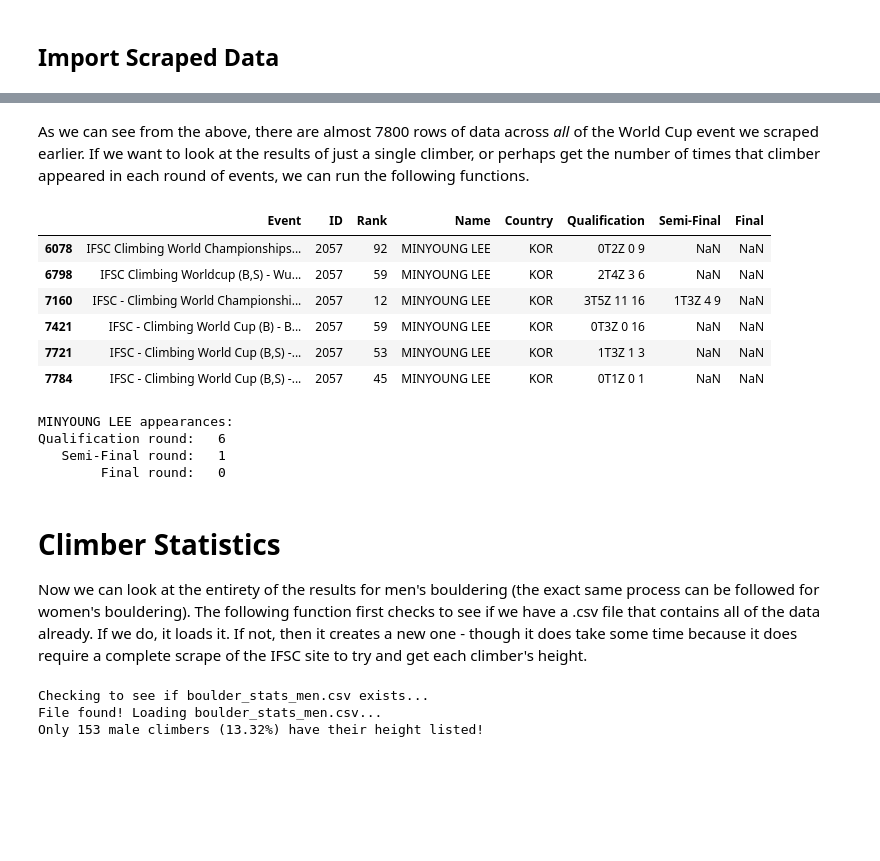
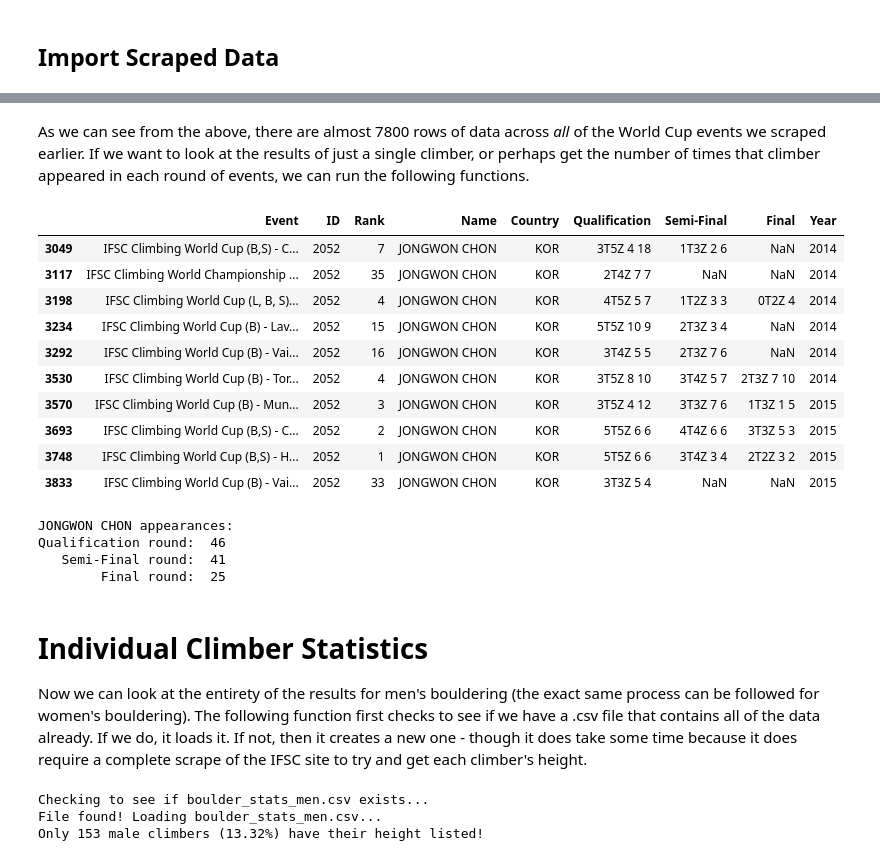
Before and after one commit to noah-kg/scraping-IFSC-website-via-selenium, a Jupyter notebook: IFSC Analysis.ipynb, the cells around one changed output, grey strips where cells are left out. Saved outputs shown, nothing was run; the diff lists cells and outputs as text; code cells hidden in the pictures; blank space fills up the shorter version.

```diff
--- a/IFSC Analysis.ipynb
+++ b/IFSC Analysis.ipynb
@@ -19,6 +20,12 @@ BOULDER_WOMEN_DIR = os.path.join(DATA_DIR, "Boulder/Women")
 ## Helper Functions
 # %%
 def clean_boulder(df):
+    """
+    Returns a dataframe where each score has been broken out
+    into multiple columns
+
+    df: dataframe containing results for all bouldering events
+    """
     # Gets tops and zones for qualifications
     df[['Q_Top', 'Q_Zone']] = df['Qualification'].str.split('T', expand=True)
     df['Q_Zone'] = df['Q_Zone'].str.split('Z', expand=True)[0]
@@ -46,6 +53,13 @@ def clean_boulder(df):
 
 # Function to correct the old scoring syntax
 def convert_score(score):
+    """
+    Returns a new string representing the converted score.
+    Old syntax: xTw yBz
+    New syntax: xTyZ w x
+
+    score: string representation of climber's results
+    """
     if score:
         tmp = str(score)
         if 'b' in tmp.lower():
@@ -59,12 +73,26 @@ def convert_score(score):
 
 # Function to display a single climber's results
 def check_climber(df, name):
+    """
+    Returns a dataframe showing results for each event for given
+    climber.
+
+    df: dataframe containing results for all bouldering events
+    name: name of climber you want to examine
+    """
     name = name.upper()
     individual = df.groupby(df['Name']).get_group(name)
     return individual
 
 # Function to show the count of a climber's round appearances
 def count_round_appearances(df, name):
+    """
+    Prints a count of the number of times a climber has made it
+    to a specific round.
+
+    df: df containing results from all scraped events
+    name: name of climber you want to examine
+    """
     name = name.upper()
     # Gets number of time climber appeared for each round
     q = df.groupby(df['Name']).get_group(name).count()['Qualification']
@@ -77,11 +105,18 @@ def count_round_appearances(df, name):
     print(f'{"Final round:" :>20} {f :>3}')
 
 def get_bouldering_results(directory):
+    """
+    Combines all .csv files in given directory into a single dataframe.
+
+    directory: directory containing all the .csv files
+    """
     # Grabs all .csv files in given directory and combine into dataframe
     all_files = glob.glob(os.path.join(directory, "*.csv"))
     df = pd.concat((pd.read_csv(f) for f in all_files), ignore_index=True)
 
     # Clean up some column/datatype issues
+    df['Year'] = df['Event'].apply(lambda x: re.search("(\d{4})", x).group(1)) # Gets year of event
+    df['Event'] = df['Event'].str.replace('IFSC - C', 'IFSC C').str.replace('Worldcup', 'World Cup')
     df['Rank'] = df['Rank'].fillna(-1).astype('int') # Fixes DNS rank
     df['Qualification'] = df['Qualification'].apply(convert_score) # Fixes old scoring syntax
     df['Semi-Final'] = df['Semi-Final'].apply(convert_score)
@@ -109,25 +144,29 @@ boulder_men_all_results
 # %% [markdown]
-As we can see from the above, there are almost 7800 rows of data across *all* of the World Cup event we scraped earlier. If we want to look at the results of just a single climber, or perhaps get the number of times that climber appeared in each round of events, we can run the following functions.
+As we can see from the above, there are almost 7800 rows of data across *all* of the World Cup events we scraped earlier. If we want to look at the results of just a single climber, or perhaps get the number of times that climber appeared in each round of events, we can run the following functions.
 # %%
-individual = check_climber(boulder_men_all_results, 'minyoung lee')
+individual = check_climber(boulder_men_all_results, 'jongwon chon')
 individual.head(10)
 # %% [output]
-|  | Event | ID | Rank | Name | Country | Qualification | Semi-Final | Final |
-| 6078 | IFSC Climbing World Championships... | 2057 | 92 | MINYOUNG LEE | KOR | 0T2Z 0 9 | NaN | NaN |
-| 6798 | IFSC Climbing Worldcup (B,S) - Wu... | 2057 | 59 | MINYOUNG LEE | KOR | 2T4Z 3 6 | NaN | NaN |
-| 7160 | IFSC - Climbing World Championshi... | 2057 | 12 | MINYOUNG LEE | KOR | 3T5Z 11 16 | 1T3Z 4 9 | NaN |
-| 7421 | IFSC - Climbing World Cup (B) - B... | 2057 | 59 | MINYOUNG LEE | KOR | 0T3Z 0 16 | NaN | NaN |
-| 7721 | IFSC - Climbing World Cup (B,S) -... | 2057 | 53 | MINYOUNG LEE | KOR | 1T3Z 1 3 | NaN | NaN |
-| 7784 | IFSC - Climbing World Cup (B,S) -... | 2057 | 45 | MINYOUNG LEE | KOR | 0T1Z 0 1 | NaN | NaN |
+|  | Event | ID | Rank | Name | Country | Qualification | Semi-Final | Final | Year |
+| 3049 | IFSC Climbing World Cup (B,S) - C... | 2052 | 7 | JONGWON CHON | KOR | 3T5Z 4 18 | 1T3Z 2 6 | NaN | 2014 |
+| 3117 | IFSC Climbing World Championship ... | 2052 | 35 | JONGWON CHON | KOR | 2T4Z 7 7 | NaN | NaN | 2014 |
+| 3198 | IFSC Climbing World Cup (L, B, S)... | 2052 | 4 | JONGWON CHON | KOR | 4T5Z 5 7 | 1T2Z 3 3 | 0T2Z 4 | 2014 |
+| 3234 | IFSC Climbing World Cup (B) - Lav... | 2052 | 15 | JONGWON CHON | KOR | 5T5Z 10 9 | 2T3Z 3 4 | NaN | 2014 |
+| 3292 | IFSC Climbing World Cup (B) - Vai... | 2052 | 16 | JONGWON CHON | KOR | 3T4Z 5 5 | 2T3Z 7 6 | NaN | 2014 |
+| 3530 | IFSC Climbing World Cup (B) - Tor... | 2052 | 4 | JONGWON CHON | KOR | 3T5Z 8 10 | 3T4Z 5 7 | 2T3Z 7 10 | 2014 |
+| 3570 | IFSC Climbing World Cup (B) - Mun... | 2052 | 3 | JONGWON CHON | KOR | 3T5Z 4 12 | 3T3Z 7 6 | 1T3Z 1 5 | 2015 |
+| 3693 | IFSC Climbing World Cup (B,S) - C... | 2052 | 2 | JONGWON CHON | KOR | 5T5Z 6 6 | 4T4Z 6 6 | 3T3Z 5 3 | 2015 |
+| 3748 | IFSC Climbing World Cup (B,S) - H... | 2052 | 1 | JONGWON CHON | KOR | 5T5Z 6 6 | 3T4Z 3 4 | 2T2Z 3 2 | 2015 |
+| 3833 | IFSC Climbing World Cup (B) - Vai... | 2052 | 33 | JONGWON CHON | KOR | 3T3Z 5 4 | NaN | NaN | 2015 |
 # %%
-count_round_appearances(boulder_men_all_results, 'minyoung lee')
+count_round_appearances(boulder_men_all_results, 'jongwon chon')
 # %% [output]
-MINYOUNG LEE appearances:
-Qualification round:   6
-   Semi-Final round:   1
-        Final round:   0
+JONGWON CHON appearances:
+Qualification round:  46
+   Semi-Final round:  41
+        Final round:  25
 # %% [markdown]
-# Climber Statistics
+# Individual Climber Statistics
 
 Now we can look at the entirety of the results for men's bouldering (the exact same process can be followed for women's bouldering). The following function first checks to see if we have a .csv file that contains all of the data already. If we do, it loads it. If not, then it creates a new one - though it does take some time because it does require a complete scrape of the IFSC site to try and get each climber's height.
 # %%
```
Also changed, not shown: parts of 11 cells of this notebook.
